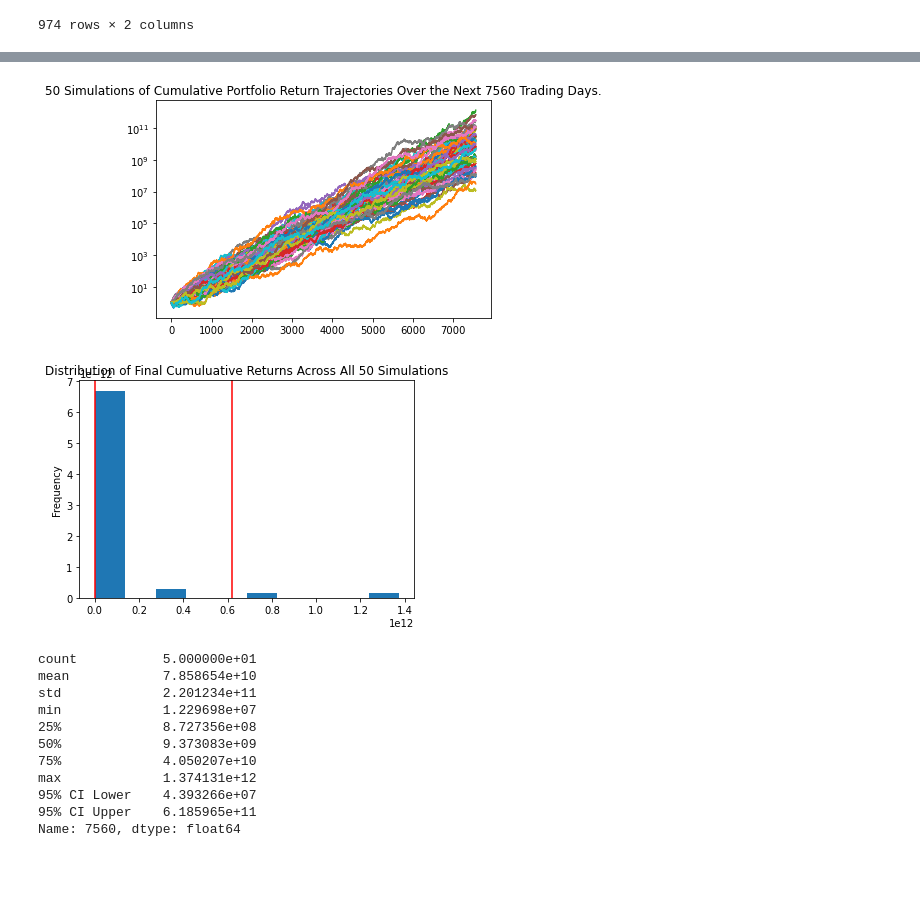
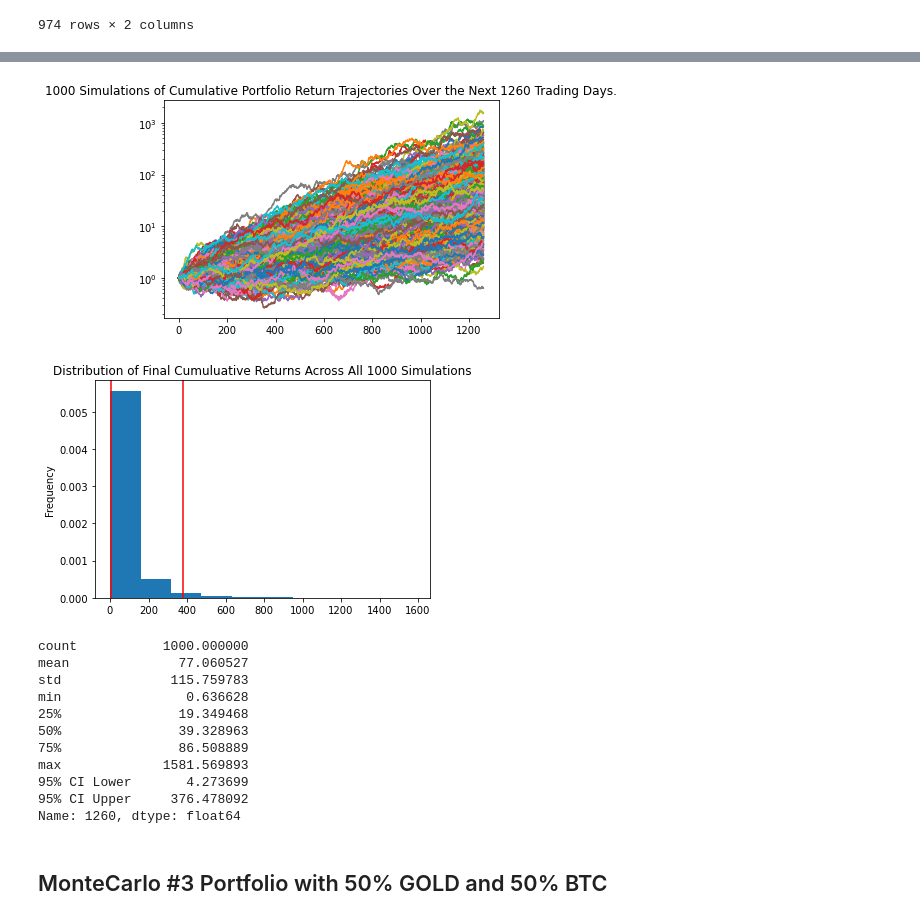
Before and after one commit to luccatatoni/project1-team4, a Jupyter notebook: Lucca - Monte Carlo simulations.ipynb, the cells around one changed output, grey strips where cells are left out. Drawn from its saved outputs; the diff is of its cells as text; code cells hidden in the pictures; blank space fills up the shorter version.

```diff
--- a/Lucca - Monte Carlo simulations.ipynb
+++ b/Lucca - Monte Carlo simulations.ipynb
@@ -103,9 +113,9 @@ Name: 7560, dtype: float64
 # Configuring a Monte Carlo simulation to forecast 30 years cumulative returns
 mc_2 = MCSimulation(
     portfolio_data = data,
-    weights = [0.2,0.8],
-    num_simulation = 50,
-    num_trading_days = 252*30
+    weights = [0.25,0.75],
+    num_simulation = 1000,
+    num_trading_days = 252*5
 )
 
 mc_2.calc_cumulative_return()
@@ -134,27 +156,29 @@ line_plot_2.set_yscale('log')
 fig_2 = line_plot_2.figure
 
 #Save Figure as PNG for later use
-fig_2.savefig('MC_2.png', bbox_inches='tight', pad_inches=0.1)
+fig_2.savefig('MC_2.1.png', bbox_inches='tight', pad_inches=0.1)
 # %% [output]
-[figure, old version]
+[figure, new version]
 # %%
 #Plot of probability distribution and confidence intervals
-dist_plot = mc_2.plot_distribution()
+dist_plot_2 = mc_2.plot_distribution()
 # %% [output]
-[figure, old version]
+[figure, new version]
 # %%
 # Create summary statistics from the Monte Carlo simulation results and print it
 mc_2_sts = mc_2.summarize_cumulative_return()
 print(mc_2_sts)
 # %% [output]
-count           5.000000e+01
-mean            7.858654e+10
-std             2.201234e+11
-min             1.229698e+07
-25%             8.727356e+08
-50%             9.373083e+09
-75%             4.050207e+10
-max             1.374131e+12
-95% CI Lower    4.393266e+07
-95% CI Upper    6.185965e+11
-Name: 7560, dtype: float64
+count           1000.000000
+mean              77.060527
+std              115.759783
+min                0.636628
+25%               19.349468
+50%               39.328963
+75%               86.508889
+max             1581.569893
+95% CI Lower       4.273699
+95% CI Upper     376.478092
+Name: 1260, dtype: float64
+# %% [markdown]
+## MonteCarlo #3 Portfolio with 50% GOLD and 50% BTC
```
Also changed, not shown: parts of 22 cells of this notebook, 16 other files.
